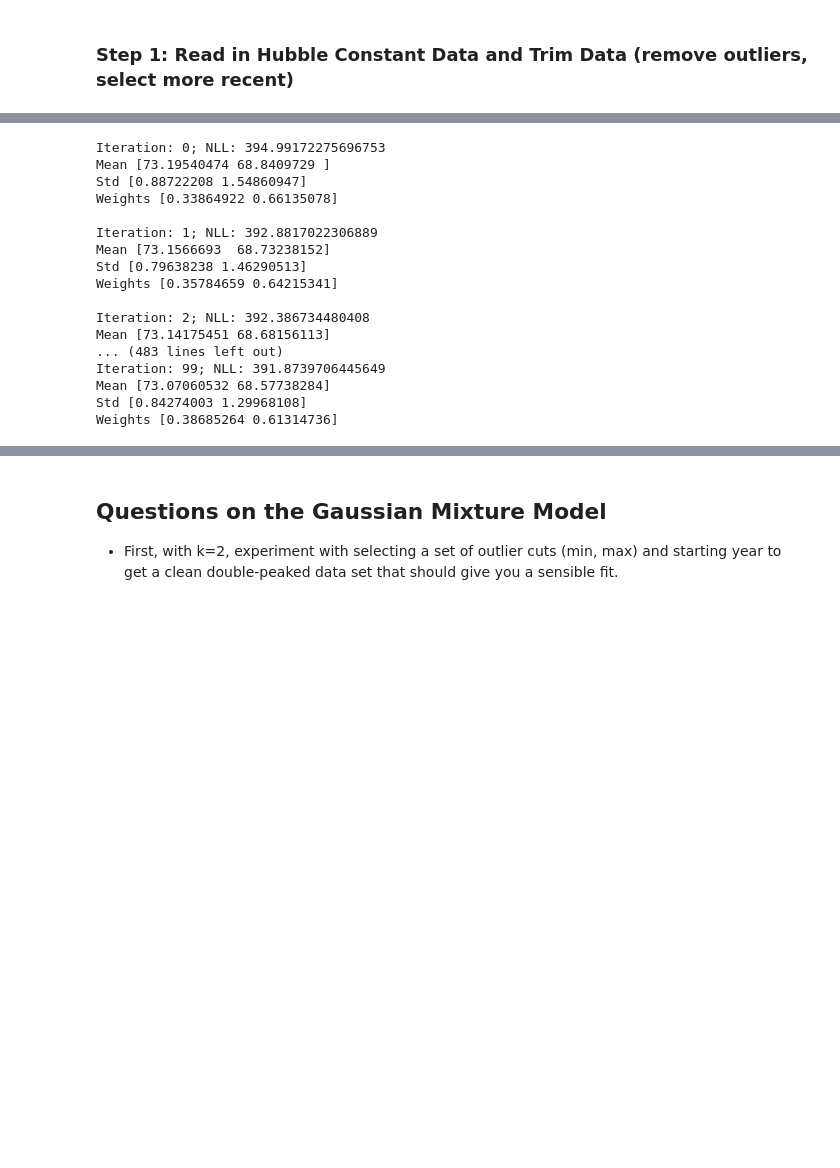
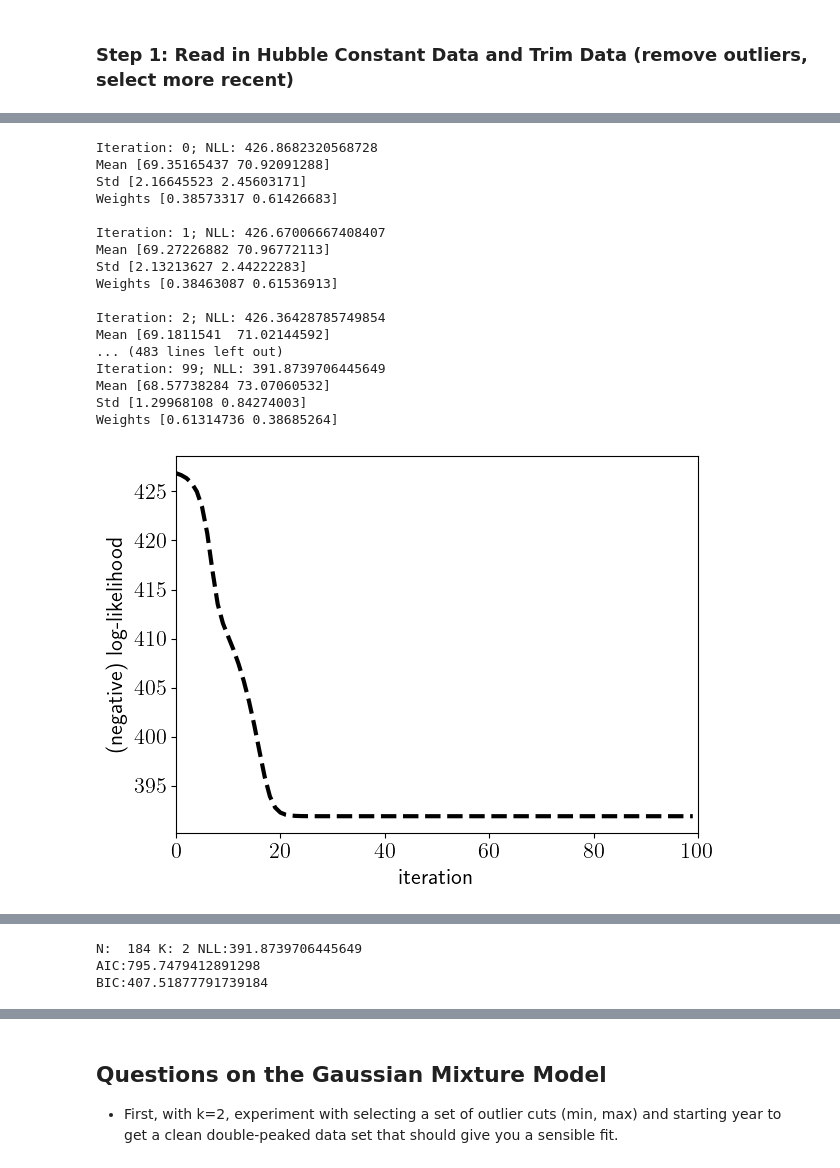
Before and after one commit to fred144/ObservationalAnalytic, a Jupyter notebook: Lab3/Lab3_Final_Part_2_Hubble_Gaussian_Mixture_Model_and_EM.ipynb, the cells around one changed output, grey strips where cells are left out. Saved outputs shown, nothing was run; the diff lists cells and outputs as text; code cells hidden in the pictures; blank space fills up the shorter version.

```diff
--- a/Lab3/Lab3_Final_Part_2_Hubble_Gaussian_Mixture_Model_and_EM.ipynb
+++ b/Lab3/Lab3_Final_Part_2_Hubble_Gaussian_Mixture_Model_and_EM.ipynb
@@ -156,8 +162,6 @@ def sampler(pi, mu, sigma, N):
     return data
 # %%
 # Basic parameters of the mixture model
-
-
 N = data.shape[0]  # Number of data points
 K = 2  # set number of components components GMM    *** CHANGE THIS TO CHANGE NUMBER OF GAUSSIANS
 tot_iterations = 100  # stopping criteria    (Probably no need to edit this)
@@ -196,43 +200,68 @@ for iteration in range(tot_iterations):
             np.sum(numerator) / N_k[k]
         )  # Weighted width for each Gaussian
         # See questions - you might insert code for fixing params here in order to model OUTLIERS
     # update weights
     pi = N_k / N  # New updated amplitude
 
     likelihood = 0.0
     for k in range(K):
         likelihood += pi[k] * norm.pdf(
             x=data, loc=mu[k], scale=sigma[k]
         )  # calculate new likelihood
     nll_list.append(-np.sum(np.log(likelihood)))
     # Check for invalid negative log-likelihood (NLL)
     # The NLL is invalid if NLL_t-1 < NLL_t
     # Note that this can happen for round-off errors.  DS - added int to avoid chronic round-off errors
     if len(nll_list) >= 2:
         if int(nll_list[-2] * 1e7) < int(nll_list[-1] * 1e7):
             raise Exception("[ERROR] invalid NLL: " + str(nll_list[-2:]))
 
     print("Iteration: " + str(iteration) + "; NLL: " + str(nll_list[-1]))
     print("Mean " + str(mu) + "\nStd " + str(sigma) + "\nWeights " + str(pi) + "\n")
 
     # Step-4 (Check)
     if iteration == tot_iterations - 1:
         break  # check iteration
+
+# Make plots
+plot_likelihood(nll_list)
+
+# SAMPLE from the GMM, 1000 data points, for comparison with the measured data
+data_gmm = sampler(pi, mu, sigma, N=1000)
+plot_distributions(
+    data,
+    data_gmm,
+    mu,
+    sigma,
+    2,
+    color="green",
+    color_sampled="red",
+    name="plot_sampler.png",
+)
+# Calculate AIC and BIC assuming k gaussians with 3 parameters each
+# number of free parameters for k gaussians with 3 free parameters p=3k−1,
+BIC = nll_list[-1] + (3 * K) / 2 * np.log(N)
+AIC = 2 * (3 * K) + 2 * nll_list[-1]
+# Remember NLL is negative log-likelihood!
+print("N:  " + str(N) + " K: " + str(K) + " NLL:" + str(nll_list[-1]))
+print("AIC:" + str(AIC))
+print("BIC:" + str(BIC))
 # %% [output]
-Iteration: 0; NLL: 394.99172275696753
-Mean [73.19540474 68.8409729 ]
-Std [0.88722208 1.54860947]
-Weights [0.33864922 0.66135078]
+Iteration: 0; NLL: 426.8682320568728
+Mean [69.35165437 70.92091288]
+Std [2.16645523 2.45603171]
+Weights [0.38573317 0.61426683]
 
-Iteration: 1; NLL: 392.8817022306889
-Mean [73.1566693  68.73238152]
-Std [0.79638238 1.46290513]
-Weights [0.35784659 0.64215341]
+Iteration: 1; NLL: 426.67006667408407
+Mean [69.27226882 70.96772113]
+Std [2.13213627 2.44222283]
+Weights [0.38463087 0.61536913]
 
-Iteration: 2; NLL: 392.386734480408
-Mean [73.14175451 68.68156113]
+Iteration: 2; NLL: 426.36428785749854
+Mean [69.1811541  71.02144592]
 ... (483 lines left out)
 Iteration: 99; NLL: 391.8739706445649
-Mean [73.07060532 68.57738284]
-Std [0.84274003 1.29968108]
-Weights [0.38685264 0.61314736]
+Mean [68.57738284 73.07060532]
+Std [1.29968108 0.84274003]
+Weights [0.61314736 0.38685264]
+[figure, added]
@@ -238,0 +269,3 @@ Weights [0.38685264 0.61314736]
+N:  184 K: 2 NLL:391.8739706445649
+AIC:795.7479412891298
+BIC:407.51877791739184
```
Also changed, not shown: parts of 16 cells of this notebook, 5 other files.
